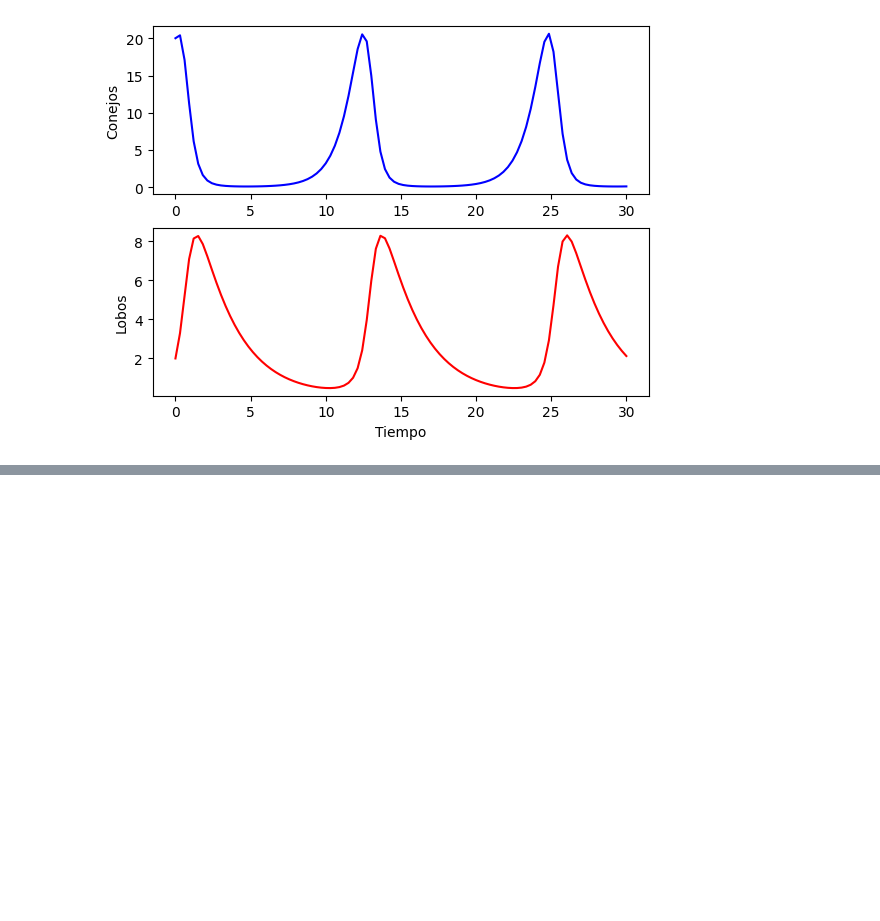
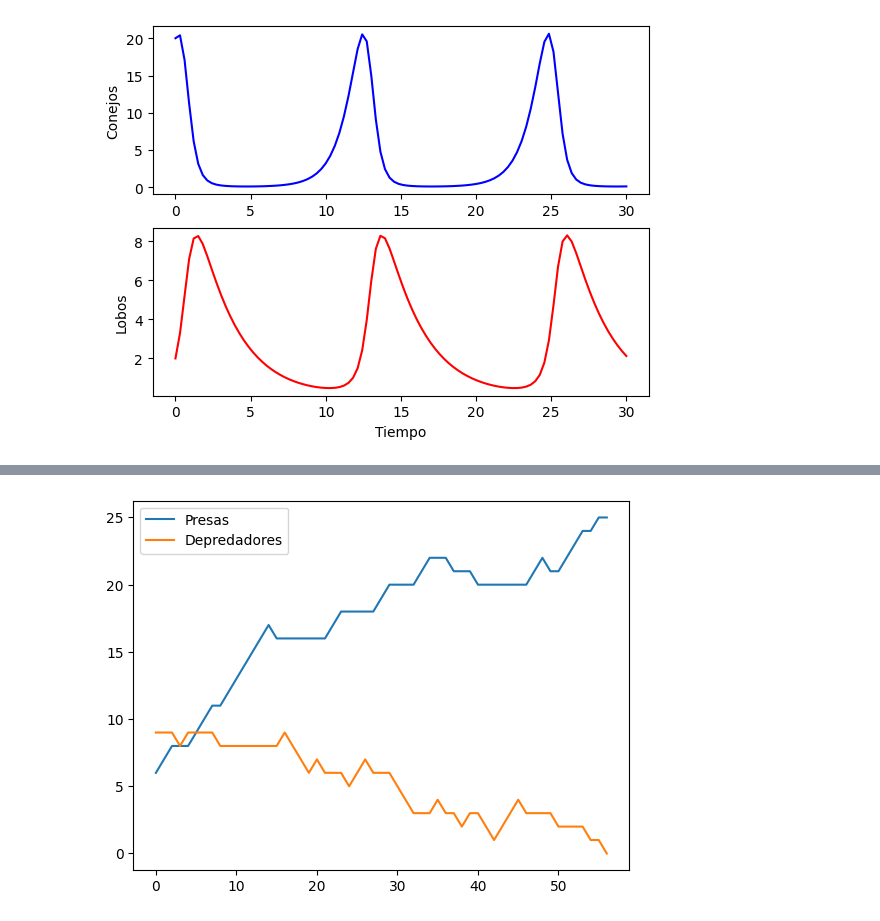
Before and after one commit to ZahibVentura/M-todos-de-Optimizaci-n-, a Jupyter notebook: Lotk_Volterra.ipynb, the cells around one changed output, grey strips where cells are left out. Saved outputs shown, nothing was run; the diff lists cells and outputs as text; code cells hidden in the pictures; blank space fills up the shorter version.

```diff
--- a/Lotk_Volterra.ipynb
+++ b/Lotk_Volterra.ipynb
@@ -44,0 +245,7 @@ plt.show()
+# %%
+plt.plot(listaP1,label="Presas")
+plt.plot(listaD1,label="Depredadores")
+plt.legend()
+plt.show()
+# %% [output]
+[figure, added]
```
Also changed, not shown: parts of 17 cells of this notebook.
